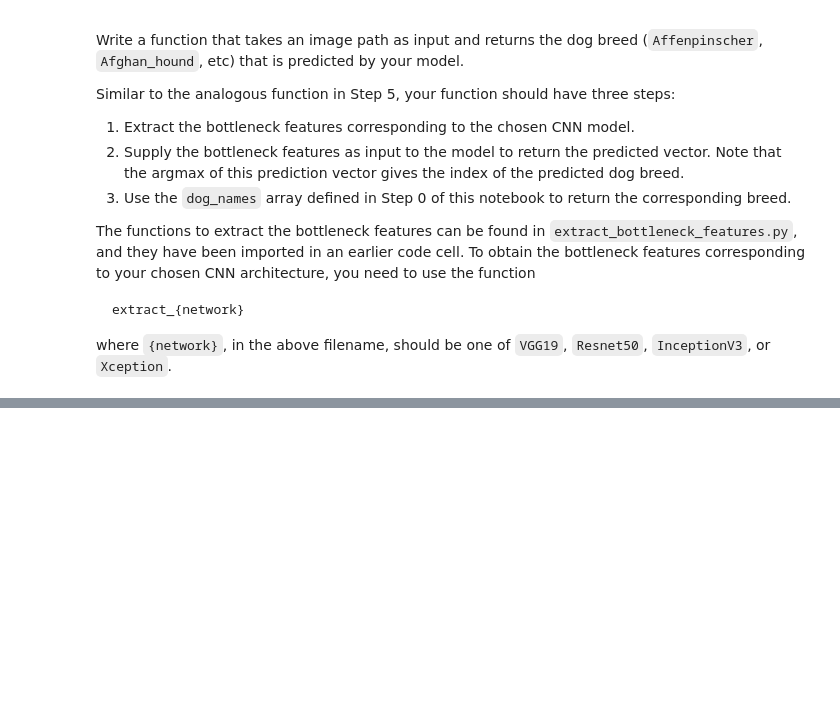
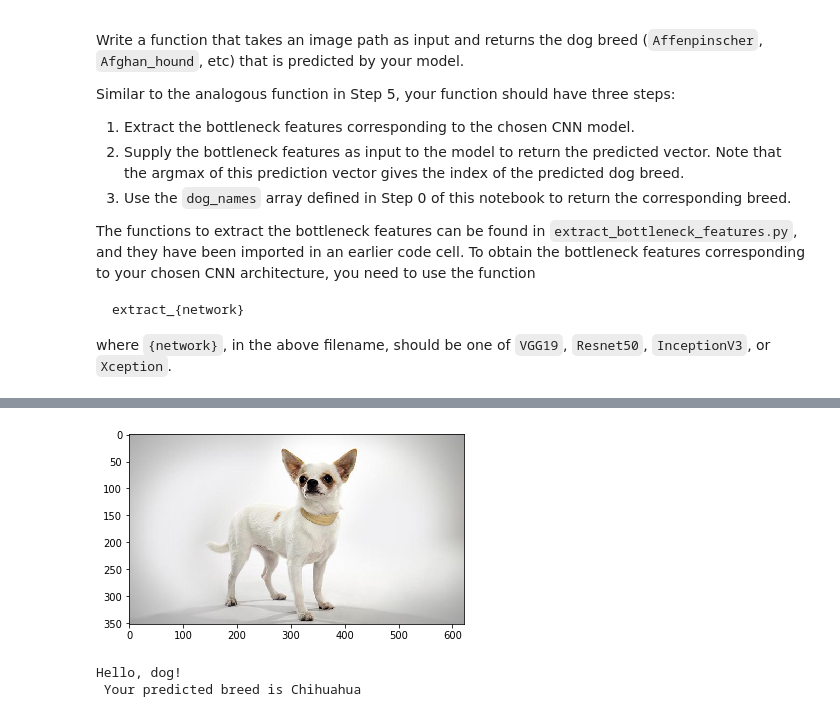
Before and after one commit to thuytienpt/MachineLearningNanodegree, a Jupyter notebook: dog-project/dog_app.ipynb, the cells around one changed output, grey strips where cells are left out. Drawn from its saved outputs; the diff is of its cells as text; code cells hidden in the pictures; blank space fills up the shorter version.

```diff
--- a/dog-project/dog_app.ipynb
+++ b/dog-project/dog_app.ipynb
@@ -624,6 +624,6 @@ checkpointer = ModelCheckpoint(filepath='saved_models/weights.best.Xception.hdf5
 
 Xception_model.fit(train_Xception, train_targets,
           validation_data=(valid_Xception, valid_targets),
-          epochs=20, batch_size=10, callbacks=[checkpointer])
+          epochs=50, batch_size=40, callbacks=[checkpointer])
 # %% [output]
 Train on 6680 samples, validate on 835 samples
@@ -740,0 +742,6 @@ __Answer:__
+# %%
+detect_breed('images/Chihuahua.jpg')
+# %% [output]
+[figure, added]
+Hello, dog!
+ Your predicted breed is Chihuahua
```
Also changed, not shown: parts of 16 cells of this notebook.
